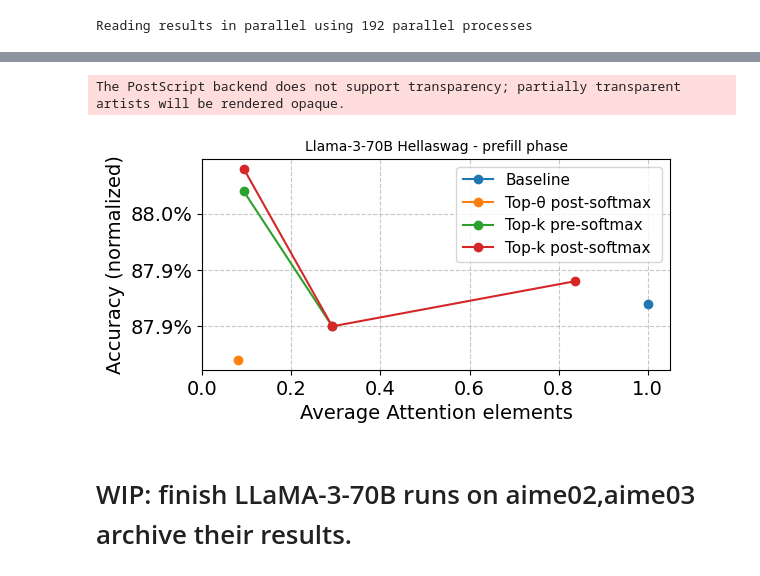
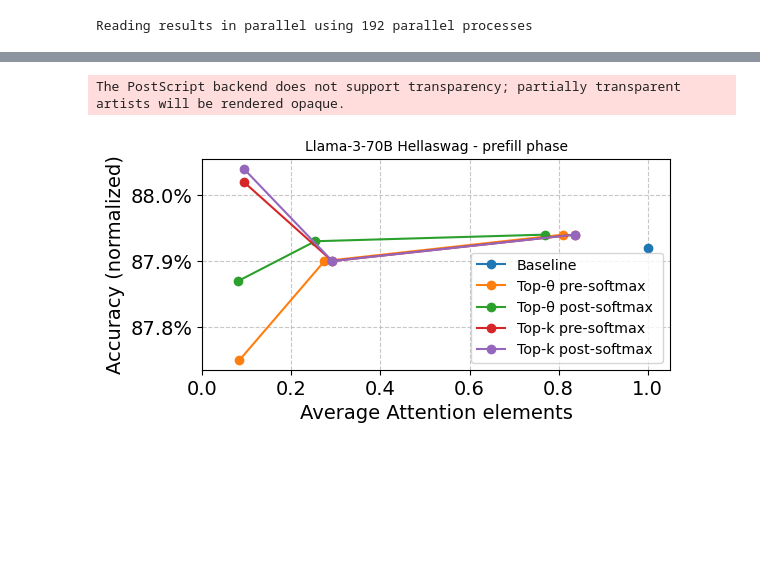
Before and after one commit to kostyanoob/top-theta-attention, a Jupyter notebook: notebooks/4-accuracy-kept_attn-kept_vrow-tradeoff_QA.ipynb, the cells around one changed output, grey strips where cells are left out. Drawn from its saved outputs; the diff is of its cells as text; code cells hidden in the pictures; blank space fills up the shorter version.

```diff
--- a/notebooks/4-accuracy-kept_attn-kept_vrow-tradeoff_QA.ipynb
+++ b/notebooks/4-accuracy-kept_attn-kept_vrow-tradeoff_QA.ipynb
@@ -470,0 +510,17 @@ The PostScript backend does not support transparency; partially transparent arti
+# %%
+# plot prefill phase - scatterplot with errorbars
+model_name = df_llama3_8_medmcqa.model_name.unique().item()
+inference_phase = df_llama3_8_medmcqa.inference_phase.unique().item()
+TITLE = f'{model_name} MedMCQA - {inference_phase} phase'
+OUTPUT_DIR_PATH = "../figures/accuracy-kept_attn-kept_vrow-tradeoff"
+plot_accuracy_vs_size(df_llama3_8_medmcqa,
+                      TITLE,
+                      OUTPUT_DIR_PATH,
+                      full_xlim=False,
+                      full_ylim=False,
+                      normalize_size_by_fullsize=True,
+                      x_label_prefix="Average", #"Average (across layers, heads, forward passes)",
+                      plot_type='errorbar',
+                      rcParams_override={'legend.fontsize':11, 'figure.figsize' : [6, 4],},
+                      concise_labels=True,
+                      add_horizontal_line_for_label=['Baseline'])
@@ -470,0 +530,14 @@ The PostScript backend does not support transparency; partially transparent arti
+# %%
+# plot prefill phase - lineplot
+OUTPUT_DIR_PATH = "../figures/accuracy-kept_attn-kept_vrow-tradeoff-lineplots"
+plot_accuracy_vs_size(df_llama3_8_medmcqa,
+                      TITLE,
+                      OUTPUT_DIR_PATH,
+                      full_xlim=True,
+                      full_ylim=False,
+                      normalize_size_by_fullsize=True,
+                      x_label_prefix="Average", #"Average (across layers, heads, forward passes)",
+                      plot_type='line',
+                      rcParams_override={'legend.fontsize':9.5, 'figure.figsize' : [6, 2.7],},
+                      concise_labels=True,
+                      add_horizontal_line_for_label=['Baseline'])
@@ -605,15 +678,15 @@ products should be on aime03
 # Read a list of runs (each run is uniquely identified by a timestamp) and specify a label for each run as it should appear in the plot
 RESULTS_META_LIST = [
     ResultMeta(timestamp='2025-01-09_22-16-59_652873', label='Baseline', k=999),
-    # ResultMeta(timestamp='', label='Top-θ pre-softmax + vmc + exact-sdc', k=32, ),
-    # ResultMeta(timestamp='', label='Top-θ pre-softmax + vmc + exact-sdc', k=128,),
-    # ResultMeta(timestamp='', label='Top-θ pre-softmax + vmc + exact-sdc', k=512,),
+    ResultMeta(timestamp='2025-01-24_21-09-39_723809', label='Top-θ pre-softmax + vmc + exact-sdc', k=32, ),
+    ResultMeta(timestamp='2025-01-30_13-00-14_768423', label='Top-θ pre-softmax + vmc + exact-sdc', k=128,),
+    ResultMeta(timestamp='2025-01-28_10-45-17_486643', label='Top-θ pre-softmax + vmc + exact-sdc', k=512,),
     ResultMeta(timestamp='2025-01-23_08-23-39_956434', label='Top-θ post-softmax + vmc', k=32, ),
-    # ResultMeta(timestamp='', label='Top-θ post-softmax + vmc', k=128,),
-    # ResultMeta(timestamp='', label='Top-θ post-softmax + vmc', k=512,),
+    ResultMeta(timestamp='2025-01-25_12-39-25_185427', label='Top-θ post-softmax + vmc', k=128,),
+    ResultMeta(timestamp='2025-01-26_11-20-25_735066', label='Top-θ post-softmax + vmc', k=512,),
     ResultMeta(timestamp='2025-01-18_04-25-07_022446', label='Top-k pre-softmax + vmc + exact-sdc',  k=32, ),
     ResultMeta(timestamp='2025-01-18_23-16-55_459915', label='Top-k pre-softmax + vmc + exact-sdc',  k=128,),
-    # ResultMeta(timestamp='2025-01-19_17-33-20_703527', label='Top-k pre-softmax + vmc + exact-sdc',  k=512,),  # problematic data-point
+    ResultMeta(timestamp='2025-01-31_16-06-25_871025', label='Top-k pre-softmax + vmc + exact-sdc',  k=512,),
     ResultMeta(timestamp='2025-01-16_00-26-48_852647', label='Top-k post-softmax + vmc',  k=32, ),
     ResultMeta(timestamp='2025-01-16_15-26-13_635700', label='Top-k post-softmax + vmc',  k=128,),
     ResultMeta(timestamp='2025-01-17_12-45-47_745714', label='Top-k post-softmax + vmc',  k=512,),
@@ -649,18 +722,16 @@ The PostScript backend does not support transparency; partially transparent arti
 # %%
 # plot prefill phase - lineplots
 OUTPUT_DIR_PATH = "../figures/accuracy-kept_attn-kept_vrow-tradeoff-lineplots"
 plot_accuracy_vs_size(df_llama3_70_hellaswag,
                       TITLE,
                       OUTPUT_DIR_PATH,
                       full_xlim=True,
                       full_ylim=False,
                       normalize_size_by_fullsize=True,
                       x_label_prefix="Average", #"Average (across layers, heads, forward passes)",
                       plot_type='line',
-                      rcParams_override={'legend.fontsize':11, 'figure.figsize' : [6, 3],},
+                      rcParams_override={'legend.fontsize':10.3, 'figure.figsize' : [6, 3],},
                       concise_labels=True)
 # %% [output]
 The PostScript backend does not support transparency; partially transparent artists will be rendered opaque.
-[figure, old version]
+[figure, new version]
-# %% [markdown]
-# WIP: finish LLaMA-3-70B runs on aime02,aime03 archive their results.
```
Also changed, not shown: parts of 18 cells of this notebook, 23 other files.
